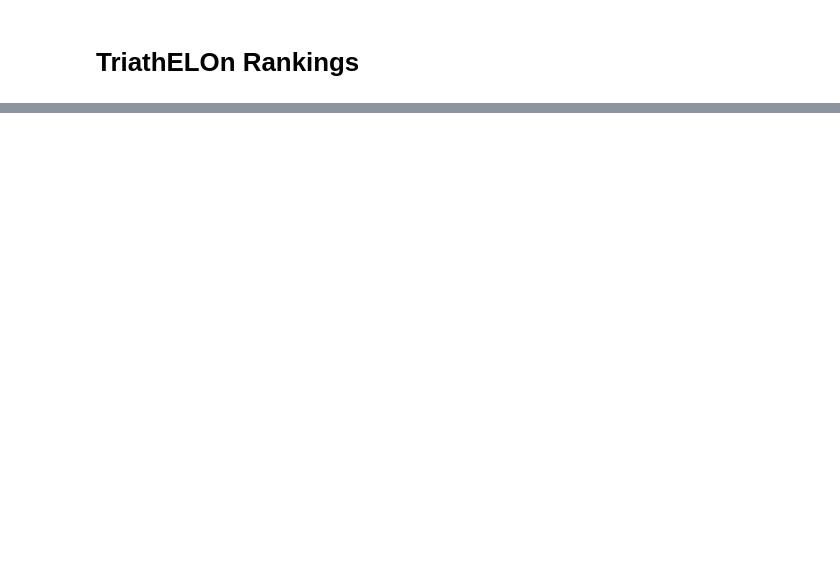
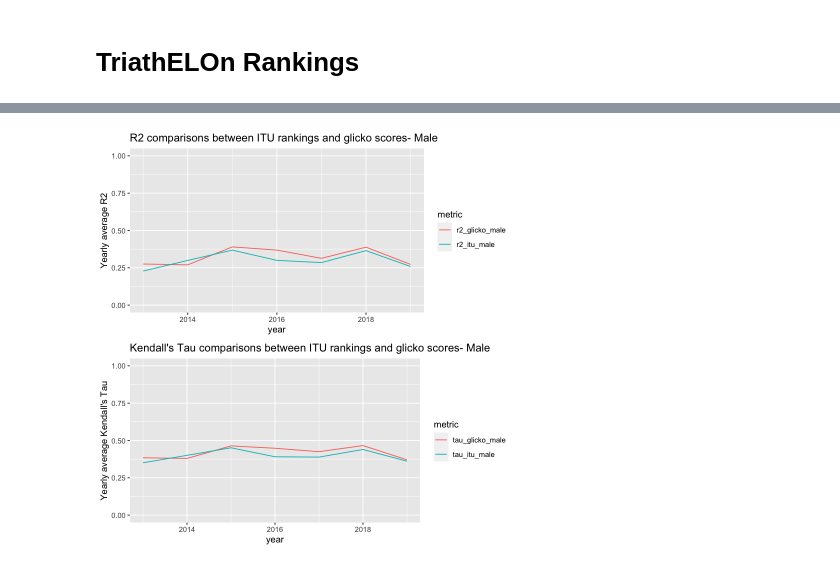
Before and after one commit to Bunrieu-sketch/TriathELOn_rankings, a Jupyter notebook: Doc/Glicko_Rankings.ipynb, the cells around one changed output, grey strips where cells are left out. Cells and saved outputs as stored; diff of their text form; code cells hidden in the pictures; blank space fills up the shorter version.

```diff
--- a/Doc/Glicko_Rankings.ipynb
+++ b/Doc/Glicko_Rankings.ipynb
@@ -167,0 +223,26 @@ best_c_male
+# %%
+male_results <- tibble(r2_itu_male, r2_glicko_male, tau_itu_male, tau_glicko_male, year)
+tidy_male <- male_results %>% gather("metric", "score", -year)
+
+year_summaries_male <- tidy_male %>%
+                        filter(year  > 2012)  %>%
+                        group_by(year, metric) %>%
+                        summarize(average_score = mean(score))
+
+# create and display plots
+r2_male <- year_summaries_male %>% filter(metric == "r2_glicko_male" | metric == "r2_itu_male")
+kendall_male <- year_summaries_male %>% filter(metric == "tau_glicko_male" | metric == "tau_itu_male")
+
+r2_plot_male <- ggplot(r2_male) + aes(x = year, y = average_score, colour = metric) +
+    geom_line() + coord_cartesian(ylim = c(0, 1)) +
+    labs(y = "Yearly average R2",
+         title = "R2 comparisons between ITU rankings and glicko scores- Male")
+
+kendall_plot_male <- ggplot(kendall_male) + aes(x = year, y = average_score, colour = metric) +
+    geom_line() + coord_cartesian(ylim = c(0, 1)) +
+    labs(y = "Yearly average Kendall's Tau",
+         title = "Kendall's Tau comparisons between ITU rankings and glicko scores- Male")
+
+grid.arrange(r2_plot_male, kendall_plot_male, nrow = 2)
+# %% [output]
+[figure, added]
```
Also changed, not shown: parts of 15 cells of this notebook, 1 other file.
